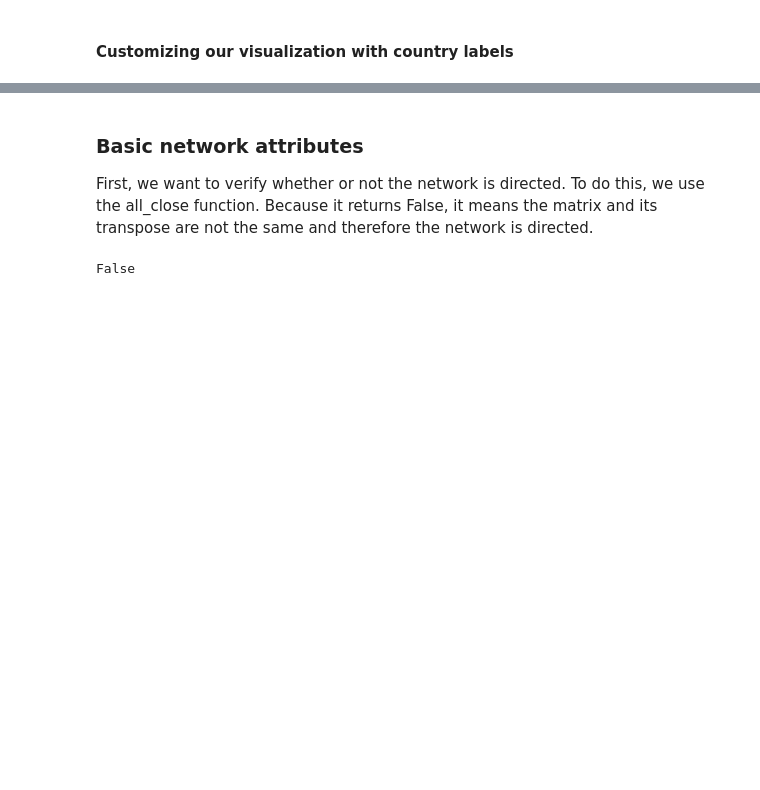
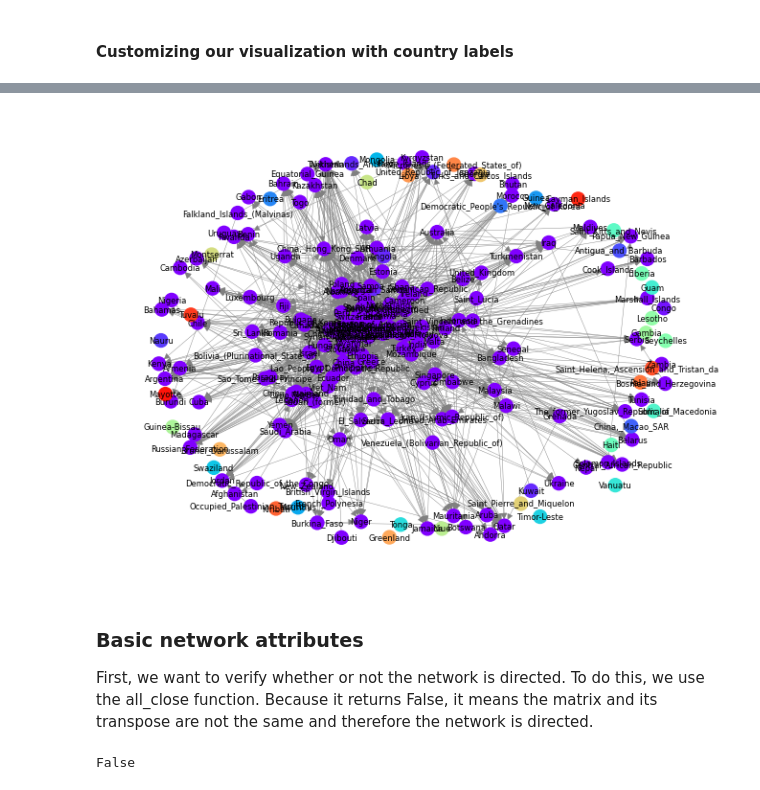
Before and after one commit to d-frerichs/math-1010-frerichs, a Jupyter notebook: food/Banana Trade Relationships Between Countries.ipynb, the cells around one changed output, grey strips where cells are left out. Saved outputs shown, nothing was run; the diff lists cells and outputs as text; code cells hidden in the pictures; blank space fills up the shorter version.

```diff
--- a/food/Banana Trade Relationships Between Countries.ipynb
+++ b/food/Banana Trade Relationships Between Countries.ipynb
@@ -50,7 +50,7 @@ def Plot_Comm(Network, C, position = None):
     else:
         pos = position
     fig = plt.figure()
-    nx.draw(Network, pos, node_color=color_map, node_size=300, edge_color='grey', with_labels=True)
+    nx.draw(Network, pos, node_color=color_map, node_size=100, edge_color='grey', with_labels=True, font_size=6, width=0.3)
     plt.show()
     return
 # %% [markdown]
@@ -88,3 +81,27 @@ nx.draw(FAO_Bananas_G, pos_names, node_color='c', node_size=300, edge_color='bla
+# %%
+# Helper code for plotting communities with country names
+comm = girvan_newman(FAO_Bananas_G)
+gn_communities = tuple(sorted(c) for c in next(comm))
+
+def switch_to_numbers(G, C):
+    num_comm = len(C)
+    a = []
+    for c in range(num_comm):
+        a.append([0])
+    for i, node in enumerate(G.nodes()):
+        for j in range(num_comm):
+            if node in C[j]:
+                a[j].append(i)
+    for c in range(num_comm):
+        a[c] = a[c][1:]
+    return a
+# %%
+# Plotting network with communites and country names
+named_communities = switch_to_numbers(FAO_Bananas_G, gn_communities)
+
+Plot_Comm(FAO_Bananas_G, named_communities, pos_names)
+# %% [output]
+[figure, added]
 # %% [markdown]
 ### Basic network attributes
 
```
Also changed, not shown: parts of 12 cells of this notebook.
